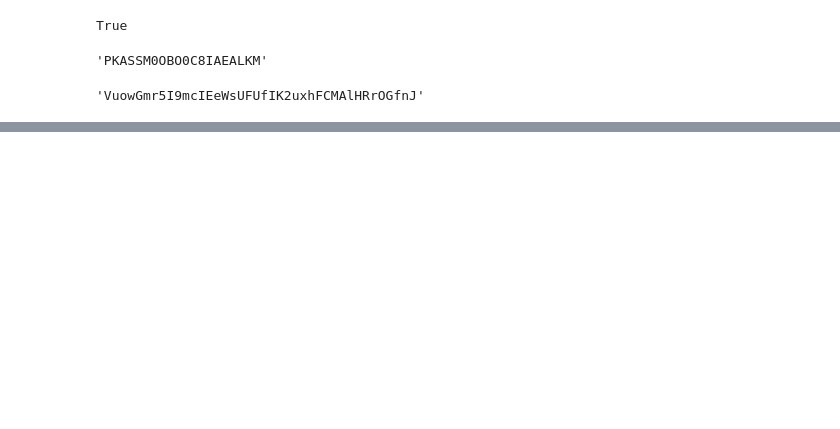
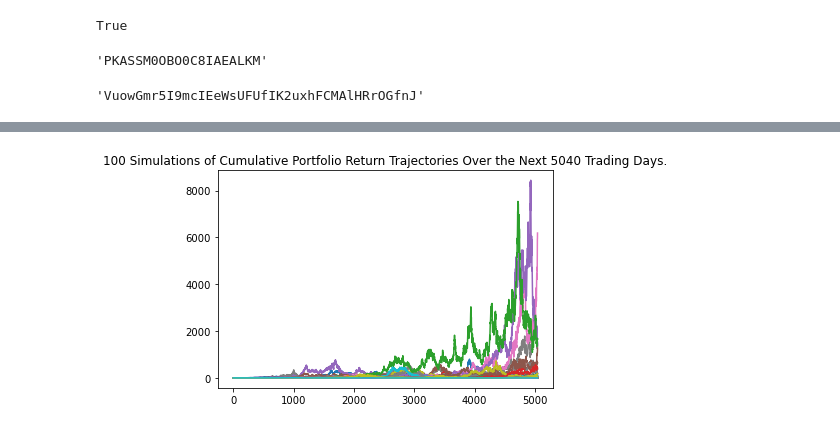
Before and after one commit to Crena94/Team-Penne, a Jupyter notebook: Analyzing_Stocks.ipynb, the cells around one changed output, grey strips where cells are left out. Cells and saved outputs as stored; diff of their text form; code cells hidden in the pictures; blank space fills up the shorter version.

Commit message:
MC Forecast

```diff
--- a/Analyzing_Stocks.ipynb
+++ b/Analyzing_Stocks.ipynb
@@ -113,0 +117,13 @@ df
+# %%
+# Configure the Monte Carlo simulation to forecast 30 years cumulative returns
+# The weights should be split 40% to AGG and 60% to SPY.
+# Run 500 samples.
+MC_five_year = MCSimulation(
+    portfolio_data = combined_df,
+    weights = [.50,.50],
+    num_simulation = 100,
+    num_trading_days = 252*20
+)
+
+# Review the simulation input data
+MC_five_year.portfolio_data.head()
@@ -113,0 +164,4 @@ df
+# %%
+MC_line_plot = MC_five_year.plot_simulation()
+# %% [output]
+[figure, added]
```
Also changed, not shown: parts of 10 cells of this notebook, 1 other file.
